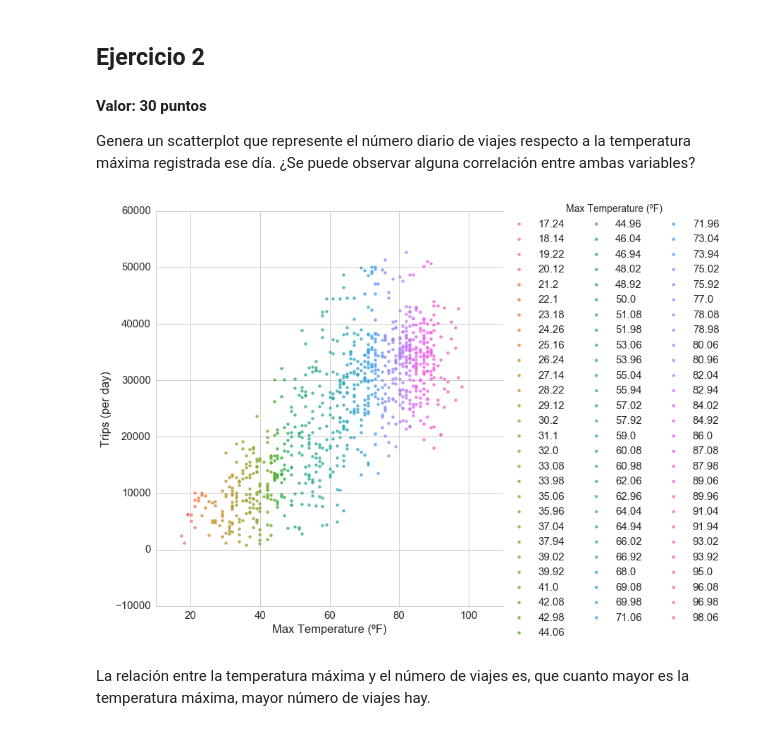
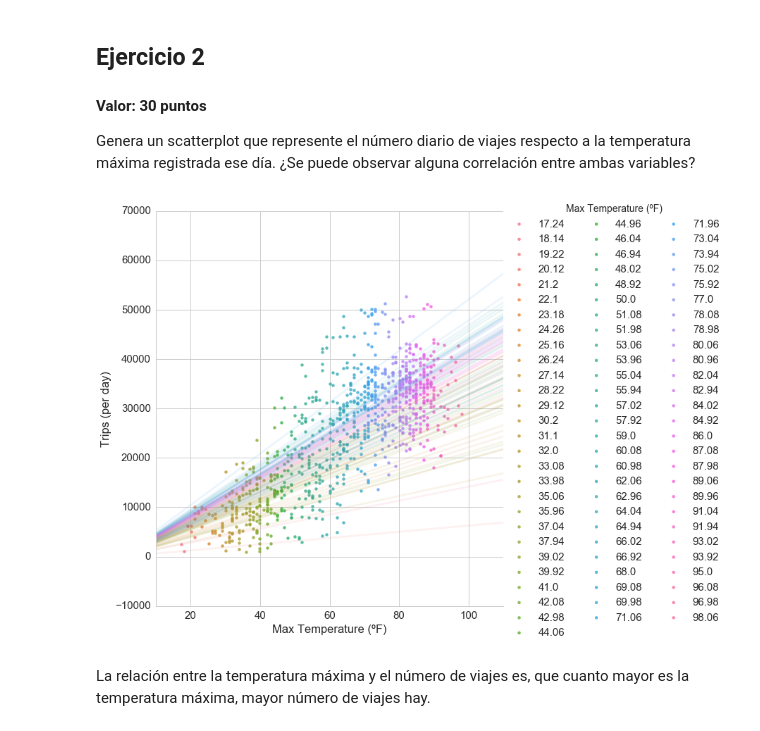
Before and after one commit to jvicentem/pandas-and-seaborn-assignment, a Jupyter notebook: Citi Bike System NYC.ipynb, the cells around one changed output. Cells and saved outputs as stored; diff of their text form; code cells hidden in the pictures.

```diff
--- a/Citi Bike System NYC.ipynb
+++ b/Citi Bike System NYC.ipynb
@@ -82,20 +82,20 @@ Genera un scatterplot que represente el número diario de viajes respecto a la t
 # %%
 (sns.lmplot(x='max_temperature',
             y='trips',
             data=bikes_df,
             hue='max_temperature',
-            #line_kws={'alpha': 0.05},
-            fit_reg=False,
+            line_kws={'alpha': 0.10},
+            fit_reg=True,
             legend_out=True,
             legend=None,
             ci=None,
             size=9)
  .add_legend(ncol=3, title='Max Temperature (ºF)')
  .set(xlabel='Max Temperature (ºF)', ylabel='Trips (per day)')
 )
 sns.plt.show()
 # %% [output]
-[figure, old version]
+[figure, new version]
 # %% [markdown]
 La relación entre la temperatura máxima y el número de viajes es, que cuanto mayor es la temperatura máxima, mayor número de viajes hay.
 # %% [markdown]
```
Also changed, not shown: parts of 6 cells of this notebook.
